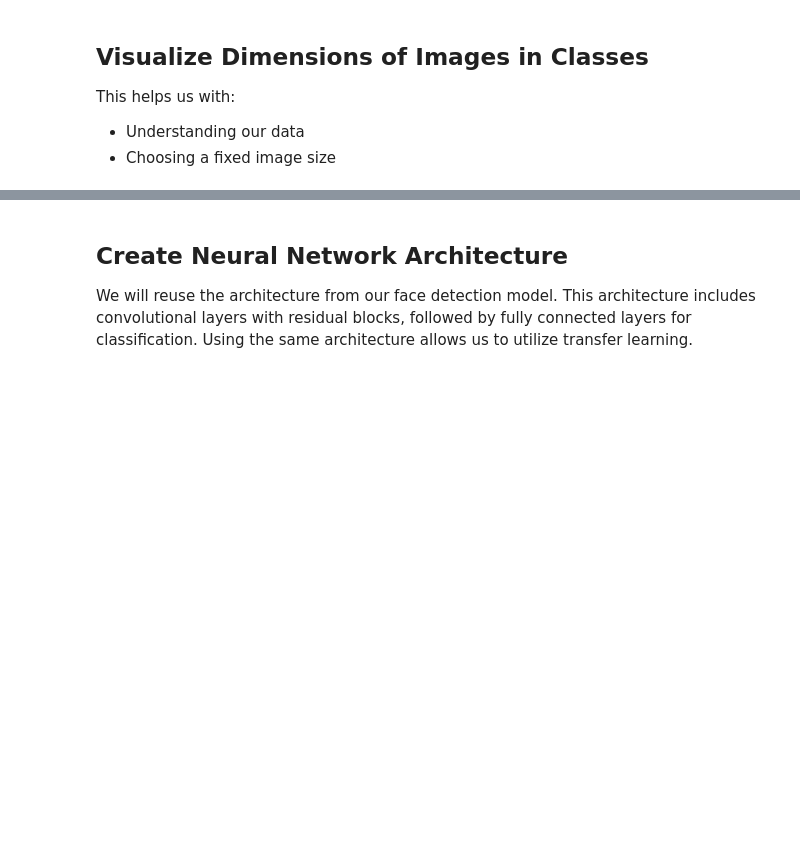
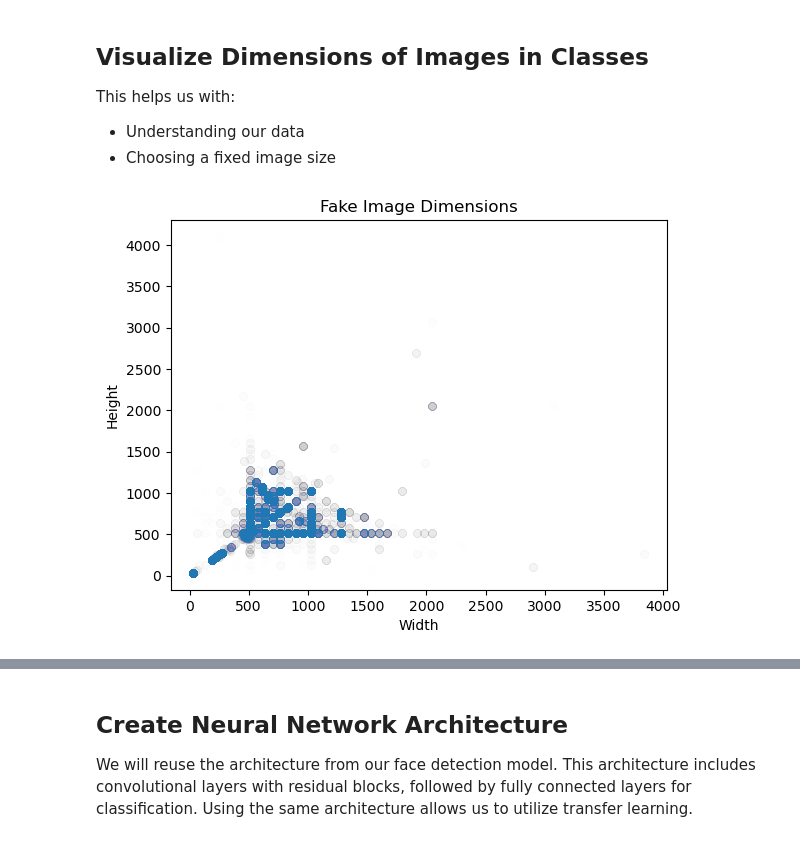
Before and after one commit to JacobHeldt/SyntheticEye, a Jupyter notebook: notebooks/argus.ipynb, the cells around one changed output, grey strips where cells are left out. Drawn from its saved outputs; the diff is of its cells as text; code cells hidden in the pictures; blank space fills up the shorter version.

```diff
--- a/notebooks/argus.ipynb
+++ b/notebooks/argus.ipynb
@@ -60,7 +60,9 @@ This helps us with:
 from helper_functions import plot_image_dimensions
 # %%
 # Plot dimensions of ai-generated images
-img_dir = "/Users/jacob/OneDrive/Desktop/image-dataset/dataset_1/Fake"
-plot_image_dimensions(img_dir, heading='Fake Image Dimensions')
+img_dir = "/Users/jacob/OneDrive/Desktop/Unity Hub/image-dataset/dataset_1/Fake"
+plot_image_dimensions(img_dir, heading='Fake Image Dimensions', alpha=0.004)
+# %% [output]
+[figure, added]
 # %%
 # Plot dimensions of real images
```
Also changed, not shown: parts of 20 cells of this notebook, 11 other files.
